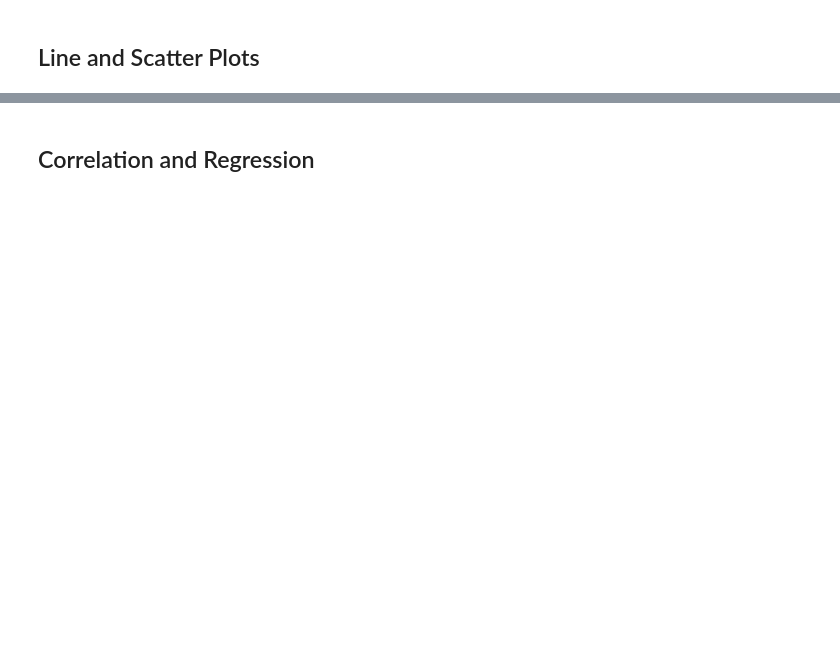
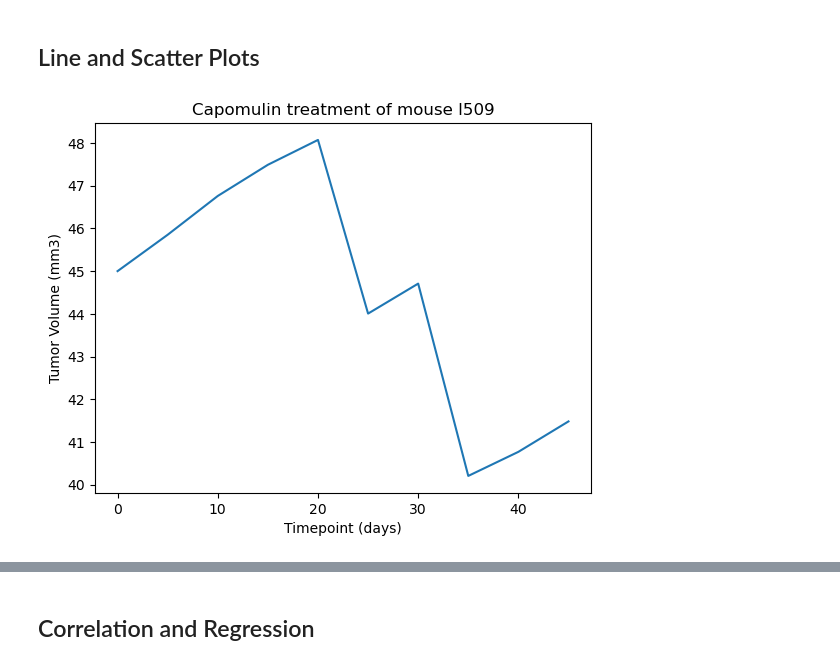
Before and after one commit to andreaira261/cancer-study-python-analysis, a Jupyter notebook: Pymaceuticals/pymaceuticals_starter.ipynb, the cells around one changed output, grey strips where cells are left out. Saved outputs shown, nothing was run; the diff lists cells and outputs as text; code cells hidden in the pictures; blank space fills up the shorter version.

```diff
--- a/Pymaceuticals/pymaceuticals_starter.ipynb
+++ b/Pymaceuticals/pymaceuticals_starter.ipynb
@@ -225,2 +256,21 @@ capomulin_df = mouse_study_clean_df[mouse_study_clean_df["Drug Regimen"] == "Cap
+# %%
+# Generate a line plot of tumor volume vs. time point for a single mouse treated with Capomulin
+mouse_id = "l509"
+
+capomulin_df = mouse_study_clean_df[mouse_study_clean_df["Drug Regimen"] == "Capomulin"].set_index("Mouse ID")
+
+timepoint = capomulin_df.loc[mouse_id, "Timepoint"]
+
+tumor_volume = capomulin_df.loc[mouse_id, "Tumor Volume (mm3)"]
+
+capomulin_line_plot = plt.plot(timepoint, tumor_volume)
+
+plt.title("Capomulin treatment of mouse " + mouse_id)
+plt.xlabel("Timepoint (days)")
+plt.ylabel("Tumor Volume (mm3)")
+
+plt.show()
+# %% [output]
+[figure, added]
 # %%
 # Generate a scatter plot of mouse weight vs. the average observed tumor volume for the entire Capomulin regimen
```
Also changed, not shown: parts of 10 cells of this notebook.
